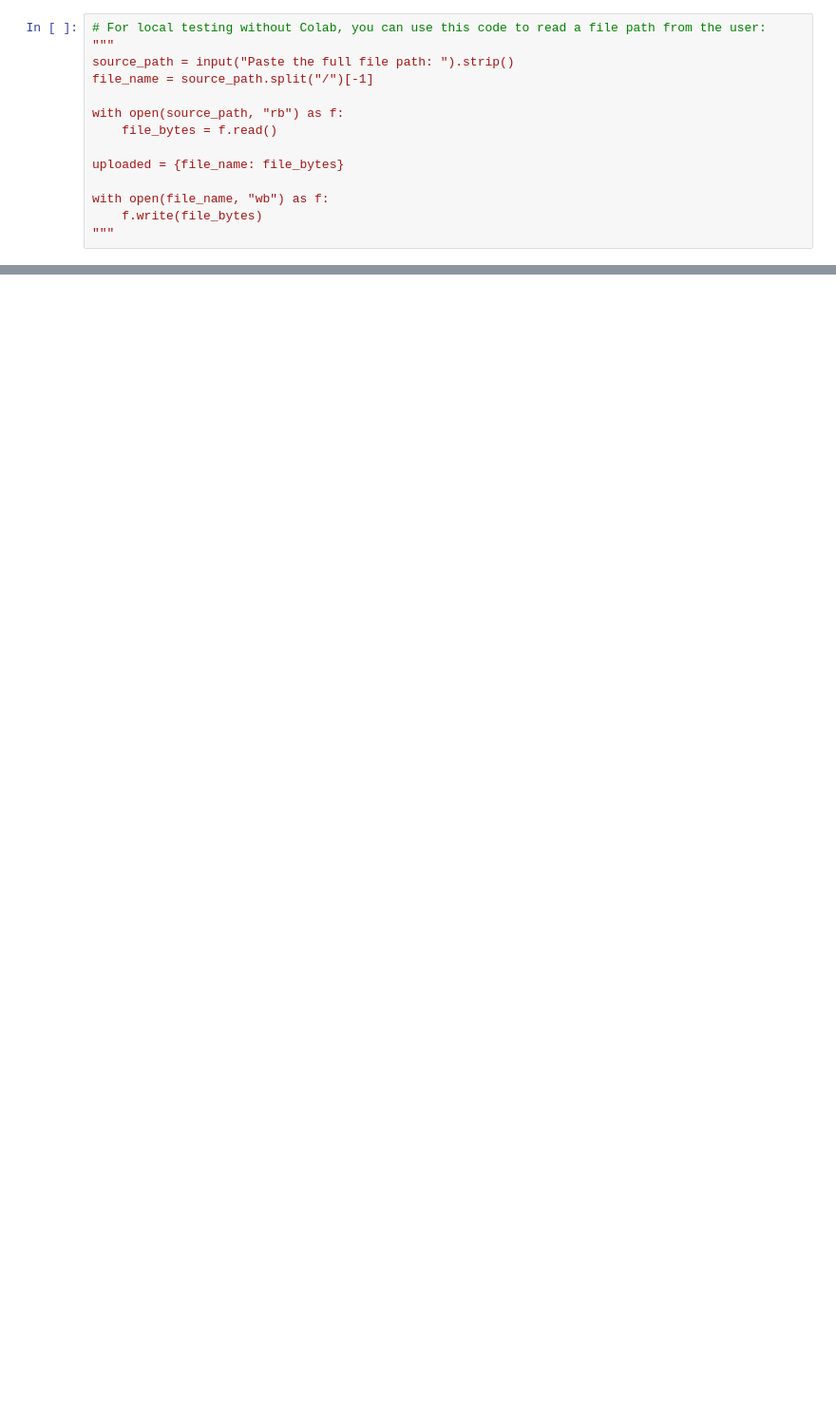
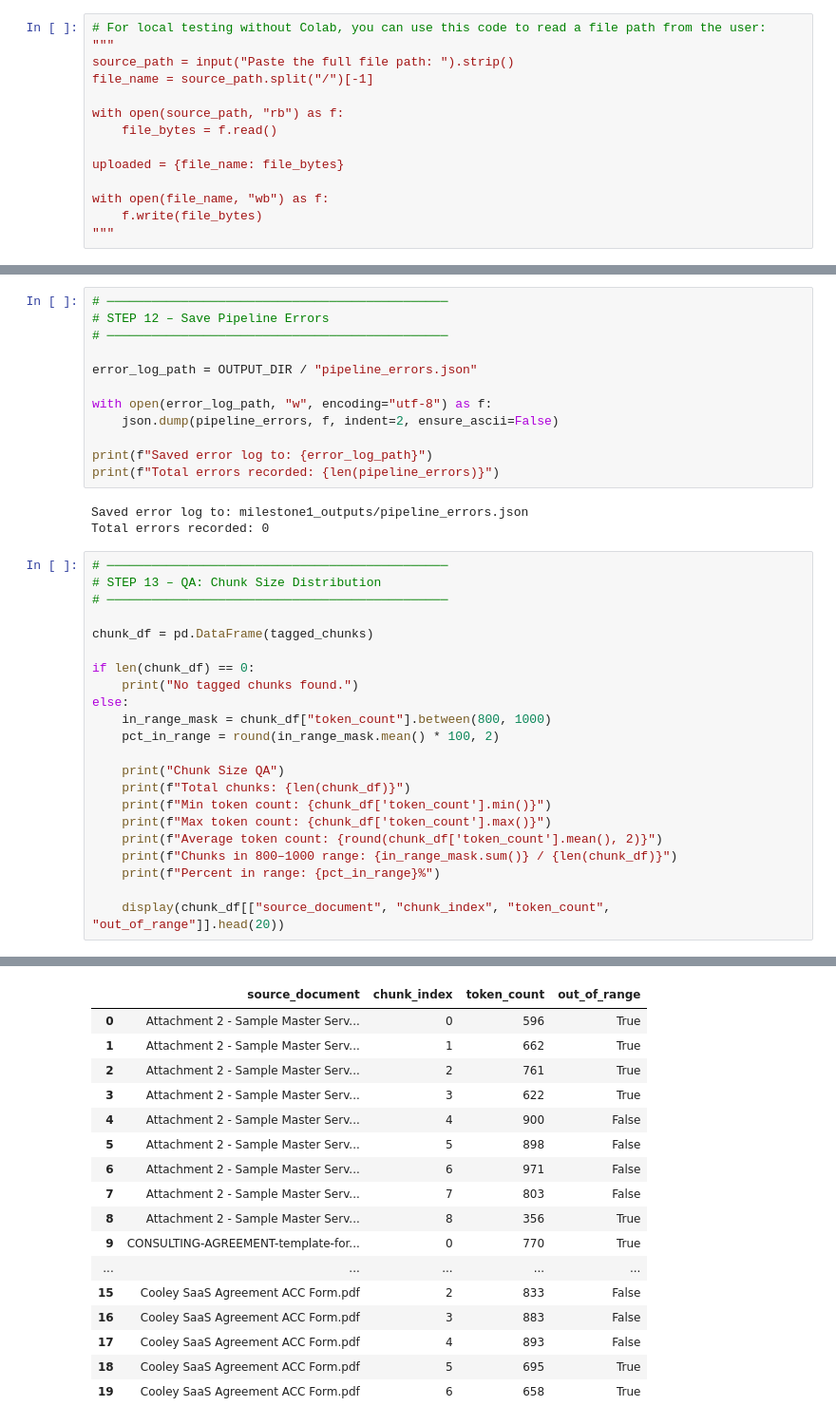
Before and after one commit to claycasani/legal-ai-capstone, a Jupyter notebook: notebooks/Milestone-1.ipynb, the cells around one changed output, grey strips where cells are left out. Shown at 95% size. Cells and saved outputs as stored; diff of their text form; blank space fills up the shorter version.

```diff
--- a/notebooks/Milestone-1.ipynb
+++ b/notebooks/Milestone-1.ipynb
@@ -454,0 +697,38 @@ Preview of first 2 tagged chunks:
+# %%
+# ──────────────────────────────────────────────
+# STEP 12 – Save Pipeline Errors
+# ──────────────────────────────────────────────
+
+error_log_path = OUTPUT_DIR / "pipeline_errors.json"
+
+with open(error_log_path, "w", encoding="utf-8") as f:
+    json.dump(pipeline_errors, f, indent=2, ensure_ascii=False)
+
+print(f"Saved error log to: {error_log_path}")
+print(f"Total errors recorded: {len(pipeline_errors)}")
+# %% [output]
+Saved error log to: milestone1_outputs/pipeline_errors.json
+Total errors recorded: 0
+# %%
+# ──────────────────────────────────────────────
+# STEP 13 – QA: Chunk Size Distribution
+# ──────────────────────────────────────────────
+
+chunk_df = pd.DataFrame(tagged_chunks)
+
+if len(chunk_df) == 0:
+    print("No tagged chunks found.")
+else:
+    in_range_mask = chunk_df["token_count"].between(800, 1000)
+    pct_in_range = round(in_range_mask.mean() * 100, 2)
+
+    print("Chunk Size QA")
+    print(f"Total chunks: {len(chunk_df)}")
+    print(f"Min token count: {chunk_df['token_count'].min()}")
+    print(f"Max token count: {chunk_df['token_count'].max()}")
+    print(f"Average token count: {round(chunk_df['token_count'].mean(), 2)}")
+    print(f"Chunks in 800–1000 range: {in_range_mask.sum()} / {len(chunk_df)}")
+    print(f"Percent in range: {pct_in_range}%")
+
+    display(chunk_df[["source_document", "chunk_index", "token_count", "out_of_range"]].head(20))
+# %% [output]
@@ -454,0 +742,17 @@ Preview of first 2 tagged chunks:
+|  | source_document | chunk_index | token_count | out_of_range |
+| 0 | Attachment 2 - Sample Master Serv... | 0 | 596 | True |
+| 1 | Attachment 2 - Sample Master Serv... | 1 | 662 | True |
+| 2 | Attachment 2 - Sample Master Serv... | 2 | 761 | True |
+| 3 | Attachment 2 - Sample Master Serv... | 3 | 622 | True |
+| 4 | Attachment 2 - Sample Master Serv... | 4 | 900 | False |
+| 5 | Attachment 2 - Sample Master Serv... | 5 | 898 | False |
+| 6 | Attachment 2 - Sample Master Serv... | 6 | 971 | False |
+| 7 | Attachment 2 - Sample Master Serv... | 7 | 803 | False |
+| 8 | Attachment 2 - Sample Master Serv... | 8 | 356 | True |
+| 9 | CONSULTING-AGREEMENT-template-for... | 0 | 770 | True |
+| ... | ... | ... | ... | ... |
+| 15 | Cooley SaaS Agreement ACC Form.pdf | 2 | 833 | False |
+| 16 | Cooley SaaS Agreement ACC Form.pdf | 3 | 883 | False |
+| 17 | Cooley SaaS Agreement ACC Form.pdf | 4 | 893 | False |
+| 18 | Cooley SaaS Agreement ACC Form.pdf | 5 | 695 | True |
+| 19 | Cooley SaaS Agreement ACC Form.pdf | 6 | 658 | True |
```
Also changed, not shown: parts of 34 cells of this notebook.
